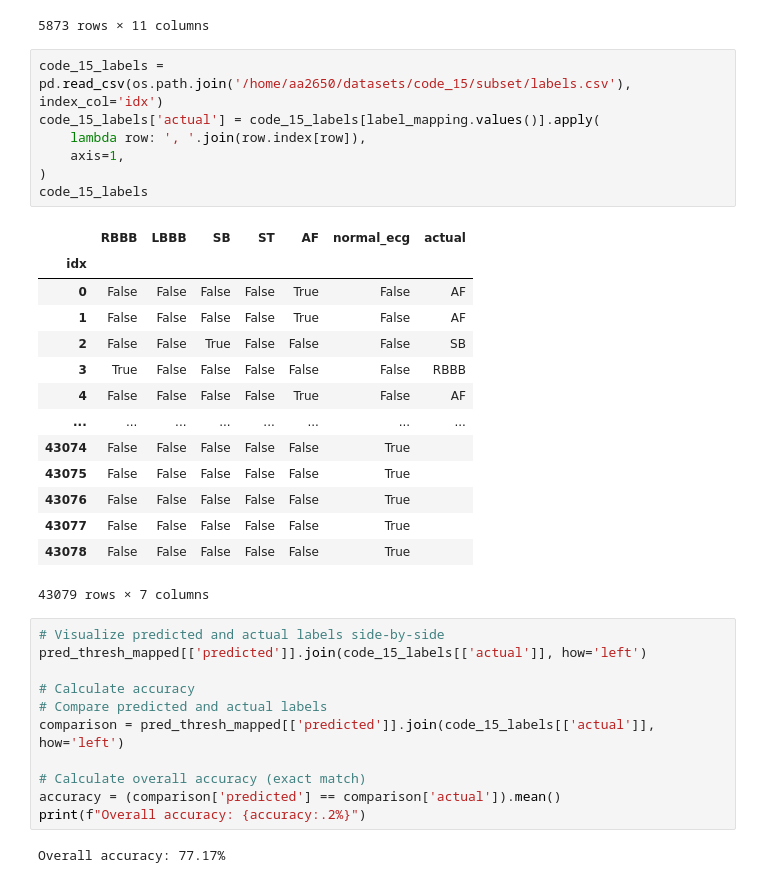
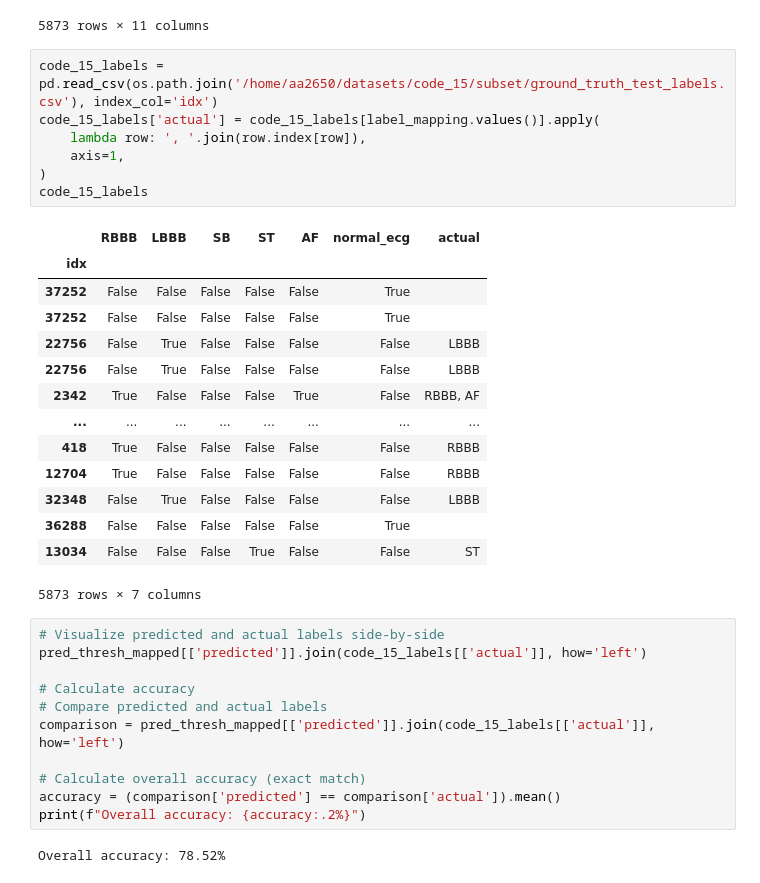
Before and after one commit to andresalvarezolmo/ECG-FM, a Jupyter notebook: notebooks/final-results/pre-trained.ipynb, the cells around one changed output. Saved outputs shown, nothing was run; the diff lists cells and outputs as text.

```diff
--- a/notebooks/final-results/pre-trained.ipynb
+++ b/notebooks/final-results/pre-trained.ipynb
@@ -247,27 +226,27 @@ pred_thresh_mapped
 | 37915 | code_15_999670.mat | test | /home/aa2650/datasets/code_15/sub... | 2500 | False | False | False | False | False | NSR | ... |
 5873 rows × 11 columns
 # %%
-code_15_labels = pd.read_csv(os.path.join('/home/aa2650/datasets/code_15/subset/labels.csv'), index_col='idx')
+code_15_labels = pd.read_csv(os.path.join('/home/aa2650/datasets/code_15/subset/ground_truth_test_labels.csv'), index_col='idx')
 code_15_labels['actual'] = code_15_labels[label_mapping.values()].apply(
     lambda row: ', '.join(row.index[row]),
     axis=1,
 )
 code_15_labels
 # %% [output]
 |  | RBBB | LBBB | SB | ST | AF | normal_ecg | actual |
 | idx |  |  |  |  |  |  |  |
-| 0 | False | False | False | False | True | False | AF |
-| 1 | False | False | False | False | True | False | AF |
-| 2 | False | False | True | False | False | False | SB |
-| 3 | True | False | False | False | False | False | RBBB |
-| 4 | False | False | False | False | True | False | AF |
+| 37252 | False | False | False | False | False | True |  |
+| 37252 | False | False | False | False | False | True |  |
+| 22756 | False | True | False | False | False | False | LBBB |
+| 22756 | False | True | False | False | False | False | LBBB |
+| 2342 | True | False | False | False | True | False | RBBB, AF |
 | ... | ... | ... | ... | ... | ... | ... | ... |
-| 43074 | False | False | False | False | False | True |  |
-| 43075 | False | False | False | False | False | True |  |
-| 43076 | False | False | False | False | False | True |  |
-| 43077 | False | False | False | False | False | True |  |
-| 43078 | False | False | False | False | False | True |  |
+| 418 | True | False | False | False | False | False | RBBB |
+| 12704 | True | False | False | False | False | False | RBBB |
+| 32348 | False | True | False | False | False | False | LBBB |
+| 36288 | False | False | False | False | False | True |  |
+| 13034 | False | False | False | True | False | False | ST |
-43079 rows × 7 columns
+5873 rows × 7 columns
 # %%
 # Visualize predicted and actual labels side-by-side
 pred_thresh_mapped[['predicted']].join(code_15_labels[['actual']], how='left')
@@ -280,7 +259,7 @@ comparison = pred_thresh_mapped[['predicted']].join(code_15_labels[['actual']],
 accuracy = (comparison['predicted'] == comparison['actual']).mean()
 print(f"Overall accuracy: {accuracy:.2%}")
 # %% [output]
-Overall accuracy: 77.17%
+Overall accuracy: 78.52%
 # %%
 from sklearn.metrics import confusion_matrix
 from sklearn.preprocessing import MultiLabelBinarizer
```
Also changed, not shown: parts of 9 cells of this notebook, 2 other files.
